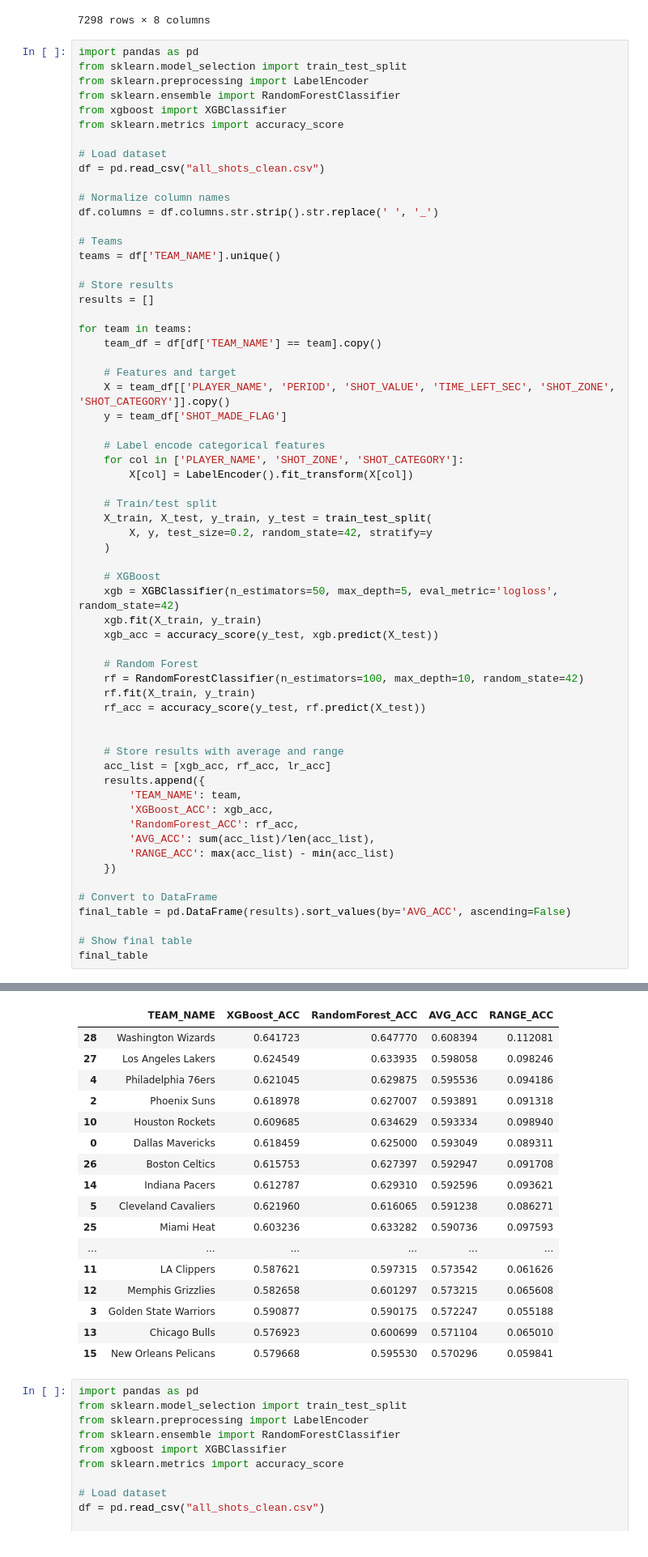
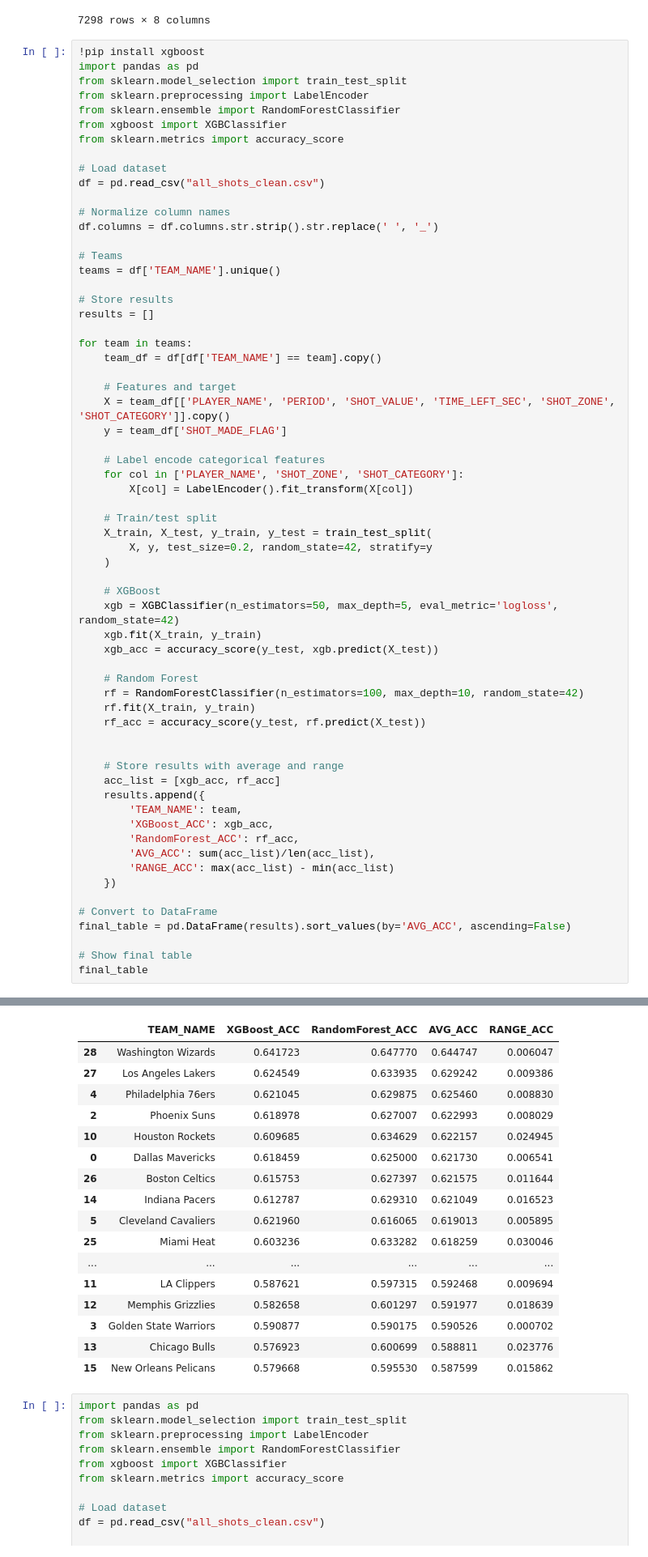
Before and after one commit to seamushickey618/XGBoostShotClassifier, a Jupyter notebook: DataCleaning.ipynb, the cells around one changed output, grey strips where cells are left out. Shown at 81% size. Drawn from its saved outputs; the diff is of its cells as text.

```diff
--- a/DataCleaning.ipynb
+++ b/DataCleaning.ipynb
@@ -270,6 +270,7 @@ team_dfs["Boston Celtics"] # example ofimport pandas as pd
 | 201130 | Terry Rozier | Boston Celtics | 2 | 0 | 3 | 88 | Left Corner 3 - Left Side(L) - 24... | Jump Shot |
 7298 rows × 8 columns
 # %%
+!pip install xgboost
 import pandas as pd
 from sklearn.model_selection import train_test_split
 from sklearn.preprocessing import LabelEncoder
@@ -317,7 +318,7 @@ for team in teams:
 
 
     # Store results with average and range
-    acc_list = [xgb_acc, rf_acc, lr_acc]
+    acc_list = [xgb_acc, rf_acc]
     results.append({
         'TEAM_NAME': team,
         'XGBoost_ACC': xgb_acc,
@@ -335,20 +339,20 @@ final_table
 |  | TEAM_NAME | XGBoost_ACC | RandomForest_ACC | AVG_ACC | RANGE_ACC |
-| 28 | Washington Wizards | 0.641723 | 0.647770 | 0.608394 | 0.112081 |
-| 27 | Los Angeles Lakers | 0.624549 | 0.633935 | 0.598058 | 0.098246 |
-| 4 | Philadelphia 76ers | 0.621045 | 0.629875 | 0.595536 | 0.094186 |
-| 2 | Phoenix Suns | 0.618978 | 0.627007 | 0.593891 | 0.091318 |
-| 10 | Houston Rockets | 0.609685 | 0.634629 | 0.593334 | 0.098940 |
-| 0 | Dallas Mavericks | 0.618459 | 0.625000 | 0.593049 | 0.089311 |
-| 26 | Boston Celtics | 0.615753 | 0.627397 | 0.592947 | 0.091708 |
-| 14 | Indiana Pacers | 0.612787 | 0.629310 | 0.592596 | 0.093621 |
-| 5 | Cleveland Cavaliers | 0.621960 | 0.616065 | 0.591238 | 0.086271 |
-| 25 | Miami Heat | 0.603236 | 0.633282 | 0.590736 | 0.097593 |
+| 28 | Washington Wizards | 0.641723 | 0.647770 | 0.644747 | 0.006047 |
+| 27 | Los Angeles Lakers | 0.624549 | 0.633935 | 0.629242 | 0.009386 |
+| 4 | Philadelphia 76ers | 0.621045 | 0.629875 | 0.625460 | 0.008830 |
+| 2 | Phoenix Suns | 0.618978 | 0.627007 | 0.622993 | 0.008029 |
+| 10 | Houston Rockets | 0.609685 | 0.634629 | 0.622157 | 0.024945 |
+| 0 | Dallas Mavericks | 0.618459 | 0.625000 | 0.621730 | 0.006541 |
+| 26 | Boston Celtics | 0.615753 | 0.627397 | 0.621575 | 0.011644 |
+| 14 | Indiana Pacers | 0.612787 | 0.629310 | 0.621049 | 0.016523 |
+| 5 | Cleveland Cavaliers | 0.621960 | 0.616065 | 0.619013 | 0.005895 |
+| 25 | Miami Heat | 0.603236 | 0.633282 | 0.618259 | 0.030046 |
 | ... | ... | ... | ... | ... | ... |
-| 11 | LA Clippers | 0.587621 | 0.597315 | 0.573542 | 0.061626 |
-| 12 | Memphis Grizzlies | 0.582658 | 0.601297 | 0.573215 | 0.065608 |
-| 3 | Golden State Warriors | 0.590877 | 0.590175 | 0.572247 | 0.055188 |
-| 13 | Chicago Bulls | 0.576923 | 0.600699 | 0.571104 | 0.065010 |
-| 15 | New Orleans Pelicans | 0.579668 | 0.595530 | 0.570296 | 0.059841 |
+| 11 | LA Clippers | 0.587621 | 0.597315 | 0.592468 | 0.009694 |
+| 12 | Memphis Grizzlies | 0.582658 | 0.601297 | 0.591977 | 0.018639 |
+| 3 | Golden State Warriors | 0.590877 | 0.590175 | 0.590526 | 0.000702 |
+| 13 | Chicago Bulls | 0.576923 | 0.600699 | 0.588811 | 0.023776 |
+| 15 | New Orleans Pelicans | 0.579668 | 0.595530 | 0.587599 | 0.015862 |
 # %%
 import pandas as pd
 from sklearn.model_selection import train_test_split
```
Also changed, not shown: parts of 4 cells of this notebook.
